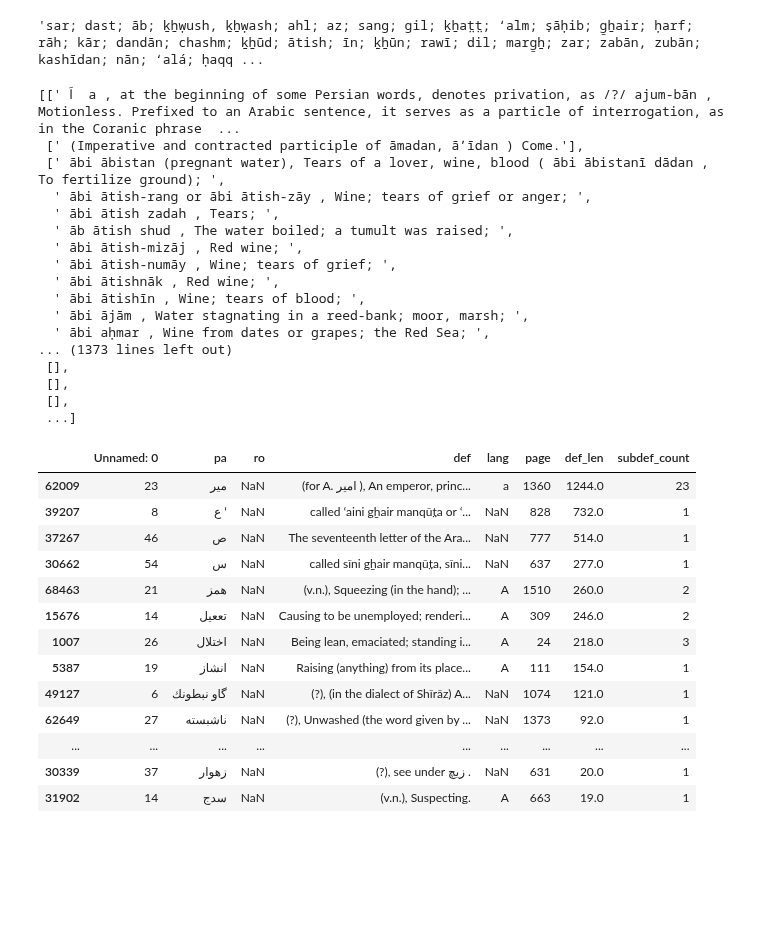
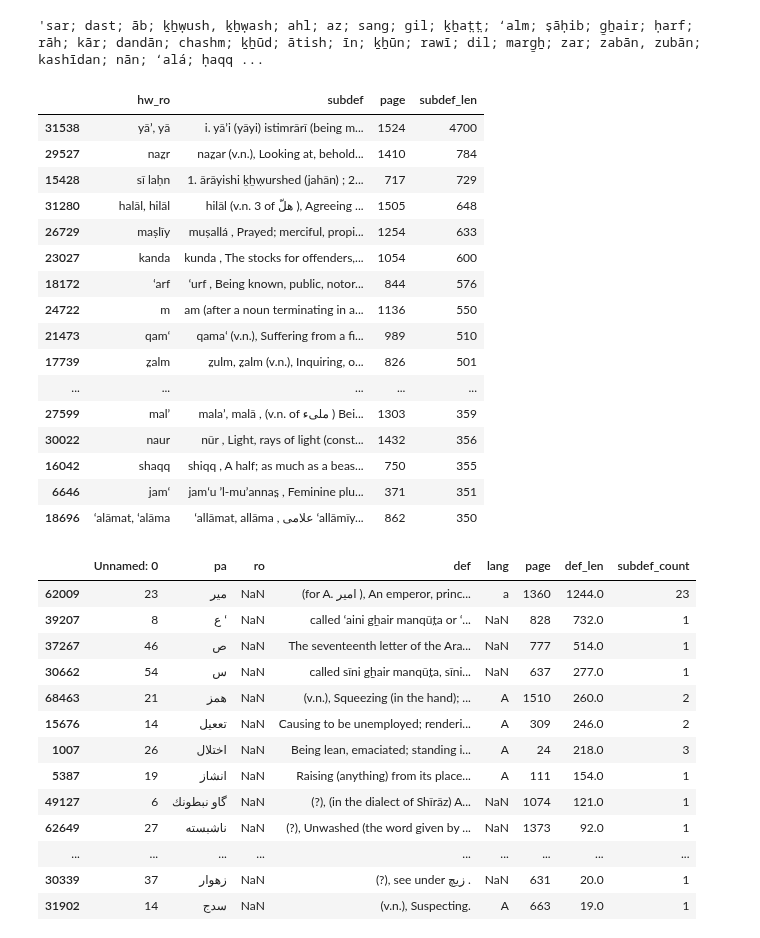
Before and after one commit to kebuhcah/experiments, a Jupyter notebook: dsal-scrape/dsal-scrape.ipynb, the cells around one changed output. Saved outputs shown, nothing was run; the diff lists cells and outputs as text; code cells hidden in the pictures; blank space fills up the shorter version.

Commit message:
find longest subdefinitions

```diff
--- a/dsal-scrape/dsal-scrape.ipynb
+++ b/dsal-scrape/dsal-scrape.ipynb
@@ -75,8 +75,9 @@ FullDict.to_csv('steingass.csv')
 69888 rows × 5 columns
 # %%
 FullDict = pd.read_csv('steingass.csv')
+SUBDEF_CHAR = '—'
 
 FullDict['def_len'] = FullDict['def'].str.len()
-FullDict['subdef_count'] = FullDict['def'].fillna('').apply(lambda d: len(d.split('—')))
+FullDict['subdef_count'] = FullDict['def'].fillna('').apply(lambda d: len(d.split(SUBDEF_CHAR)))
 # %%
 #Entries per page
@@ -124,25 +125,38 @@ Name: def, dtype: float64
 # %% [output]
 'sar; dast; āb; ḵẖẉush, ḵẖẉash; ahl; az; sang; gil; ḵẖat̤t̤; ʻalm; ṣāḥib; g̠ẖair; ḥarf; rāh; kār; dandān; chashm; ḵẖūd; ātish; īn; ḵẖūn; rawī; dil; marg̠ẖ; zar; zabān, zubān; kashīdan; nān; ʻalá; ḥaqq ...
 # %%
-[d.split('—')[1:] for d in FullDict['def'].fillna('')]
+subdefs = []
+
+for _, row in FullDict[FullDict['subdef_count'] > 1].iterrows():
+    for subdef in row['def'].split(SUBDEF_CHAR)[1:]:
+        subdefs.append({
+            'hw_ro': row['ro'],
+            'subdef': subdef,
+            'page': row['page'],
+            'subdef_len': len(subdef)
+        })
+
+#DataFrame(subdefs).sample(50)
+
+DataFrame(subdefs).sort_values('subdef_len', ascending=False)[:50]
 # %% [output]
-[[' اَ  a , at the beginning of some Persian words, denotes privation, as /?/ ajum-bān , Motionless. Prefixed to an Arabic sentence, it serves as a particle of interrogation, as in the Coranic phrase  ...
- [' (Imperative and contracted participle of āmadan, āʼīdan ) Come.'],
- [' ābi ābistan (pregnant water), Tears of a lover, wine, blood ( ābi ābistanī dādan , To fertilize ground); ',
-  ' ābi ātish-rang or ābi ātish-zāy , Wine; tears of grief or anger; ',
-  ' ābi ātish zadah , Tears; ',
-  ' āb ātish shud , The water boiled; a tumult was raised; ',
-  ' ābi ātish-mizāj , Red wine; ',
-  ' ābi ātish-numāy , Wine; tears of grief; ',
-  ' ābi ātishnāk , Red wine; ',
-  ' ābi ātishīn , Wine; tears of blood; ',
-  ' ābi ājām , Water stagnating in a reed-bank; moor, marsh; ',
-  ' ābi aḥmar , Wine from dates or grapes; the Red Sea; ',
-... (1373 lines left out)
- [],
- [],
- [],
- ...]
+|  | hw_ro | subdef | page | subdef_len |
+| 31538 | yāʼ, yā | i. yāʼi (yāyi) istimrārī (being m... | 1524 | 4700 |
+| 29527 | naz̤r | naz̤ar (v.n.), Looking at, behold... | 1410 | 784 |
+| 15428 | sī laḥn | 1. ārāyishi ḵẖẉurshed (jahān) ; 2... | 717 | 729 |
+| 31280 | halāl, hilāl | hilāl (v.n. 3 of هلّ ), Agreeing ... | 1505 | 648 |
+| 26729 | maṣlīy | muṣallá , Prayed; merciful, propi... | 1254 | 633 |
+| 23027 | kanda | kunda , The stocks for offenders,... | 1054 | 600 |
+| 18172 | ʻarf | ʻurf , Being known, public, notor... | 844 | 576 |
+| 24722 | m | am (after a noun terminating in a... | 1136 | 550 |
+| 21473 | qamʻ | qamaʻ (v.n.), Suffering from a fi... | 989 | 510 |
+| 17739 | z̤alm | z̤ulm, z̤alm (v.n.), Inquiring, o... | 826 | 501 |
+| ... | ... | ... | ... | ... |
+| 27599 | malʼ | malaʼ, malā , (v.n. of ملیء ) Bei... | 1303 | 359 |
+| 30022 | naur | nūr , Light, rays of light (const... | 1432 | 356 |
+| 16042 | shaqq | shiqq , A half; as much as a beas... | 750 | 355 |
+| 6646 | jamʻ | jamʻu ʼl-muʼannas̤ , Feminine plu... | 371 | 351 |
+| 18696 | ʻalāmat, ʻalāma | ʻallāmat, allāma , علامى ʻallāmīy... | 862 | 350 |
 # %%
 FullDict[FullDict.ro.isnull()].sort_values('def_len', ascending=False)
 # %% [output]
```
Also changed, not shown: parts of 2 cells of this notebook.
